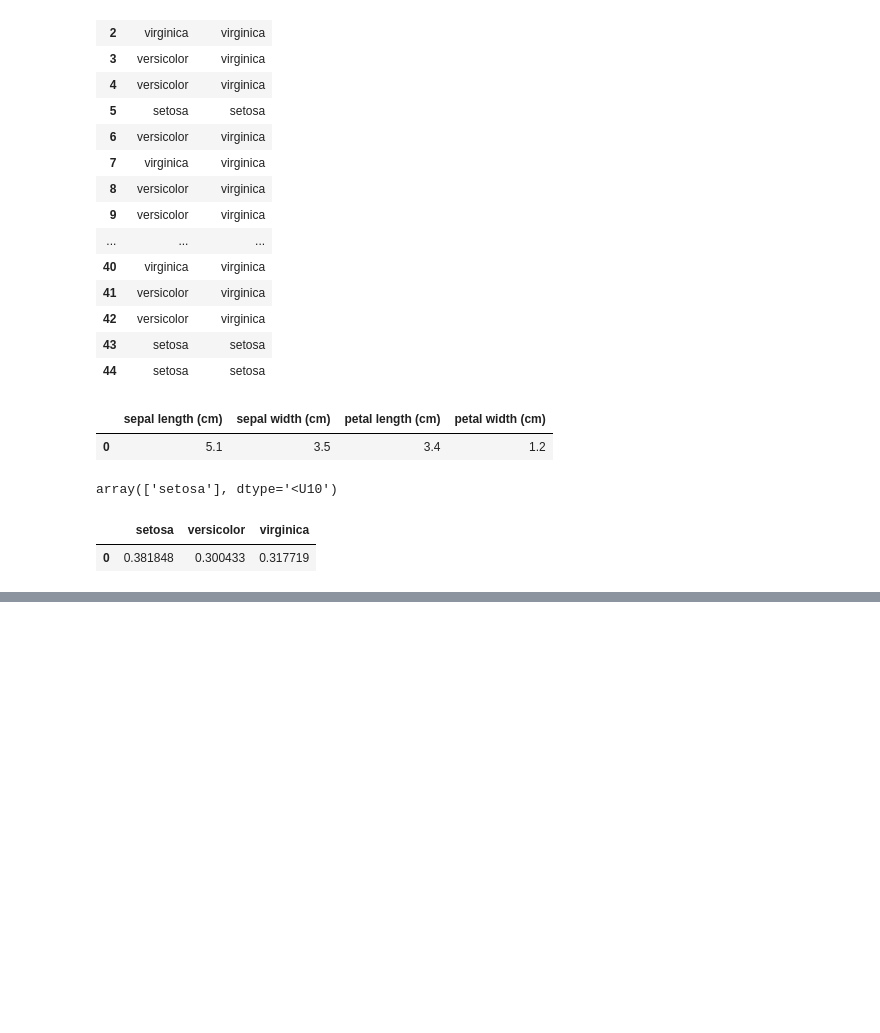
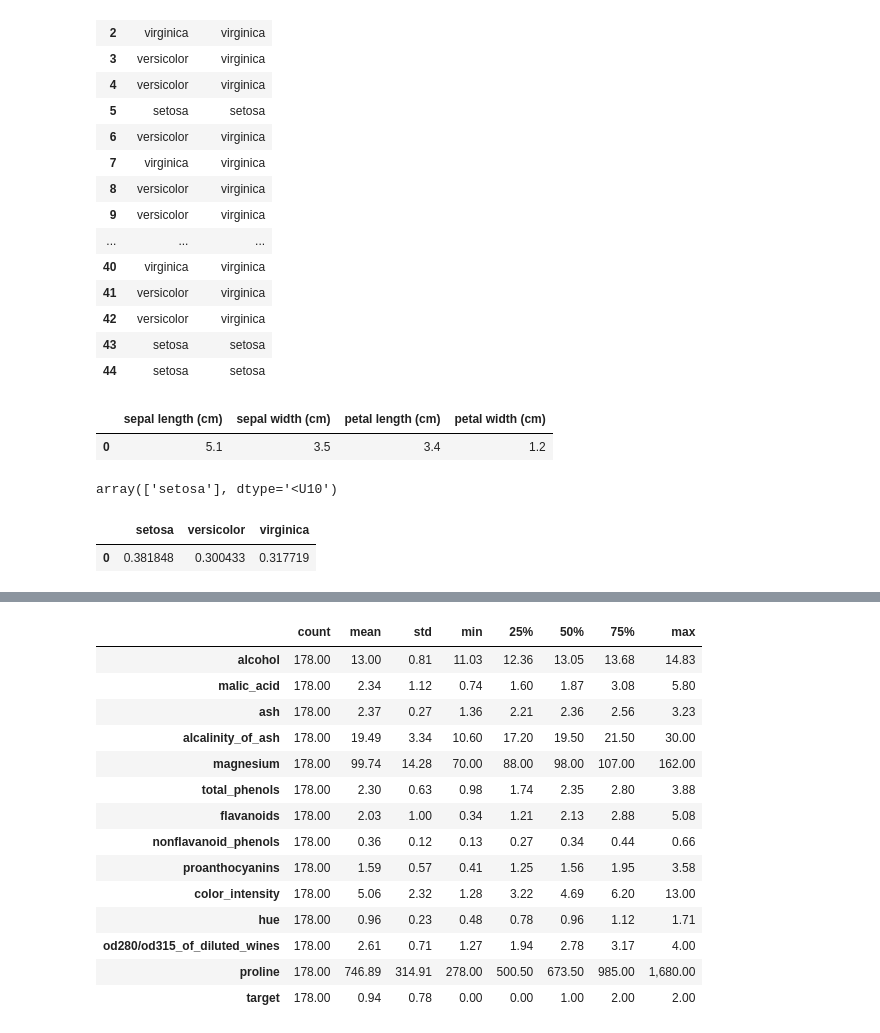
Before and after one commit to python-developer-algebra-klujic/pyds-ponavljanje, a Jupyter notebook: 9_scikit_learn.ipynb, the cells around one changed output, grey strips where cells are left out. Cells and saved outputs as stored; diff of their text form; code cells hidden in the pictures; blank space fills up the shorter version.

```diff
--- a/9_scikit_learn.ipynb
+++ b/9_scikit_learn.ipynb
@@ -279,0 +300,12 @@ vjerojatnosti_df
+# %%
+import pandas as pd
+import numpy as np
+import matplotlib.pyplot as plt
+
+from sklearn.datasets import load_wine
+from sklearn.model_selection import train_test_split
+from sklearn.neighbors import KNeighborsClassifier
+from sklearn.tree import DecisionTreeClassifier
+from sklearn.metrics import accuracy_score, confusion_matrix, ConfusionMatrixDisplay, classification_report
+
+pd.set_option('display.float_format', '{:,.2f}'.format)
@@ -279,0 +423,18 @@ vjerojatnosti_df
+# %%
+df.describe().T
+# %% [output]
+|  | count | mean | std | min | 25% | 50% | 75% | max |
+| alcohol | 178.00 | 13.00 | 0.81 | 11.03 | 12.36 | 13.05 | 13.68 | 14.83 |
+| malic_acid | 178.00 | 2.34 | 1.12 | 0.74 | 1.60 | 1.87 | 3.08 | 5.80 |
+| ash | 178.00 | 2.37 | 0.27 | 1.36 | 2.21 | 2.36 | 2.56 | 3.23 |
+| alcalinity_of_ash | 178.00 | 19.49 | 3.34 | 10.60 | 17.20 | 19.50 | 21.50 | 30.00 |
+| magnesium | 178.00 | 99.74 | 14.28 | 70.00 | 88.00 | 98.00 | 107.00 | 162.00 |
+| total_phenols | 178.00 | 2.30 | 0.63 | 0.98 | 1.74 | 2.35 | 2.80 | 3.88 |
+| flavanoids | 178.00 | 2.03 | 1.00 | 0.34 | 1.21 | 2.13 | 2.88 | 5.08 |
+| nonflavanoid_phenols | 178.00 | 0.36 | 0.12 | 0.13 | 0.27 | 0.34 | 0.44 | 0.66 |
+| proanthocyanins | 178.00 | 1.59 | 0.57 | 0.41 | 1.25 | 1.56 | 1.95 | 3.58 |
+| color_intensity | 178.00 | 5.06 | 2.32 | 1.28 | 3.22 | 4.69 | 6.20 | 13.00 |
+| hue | 178.00 | 0.96 | 0.23 | 0.48 | 0.78 | 0.96 | 1.12 | 1.71 |
+| od280/od315_of_diluted_wines | 178.00 | 2.61 | 0.71 | 1.27 | 1.94 | 2.78 | 3.17 | 4.00 |
+| proline | 178.00 | 746.89 | 314.91 | 278.00 | 500.50 | 673.50 | 985.00 | 1,680.00 |
+| target | 178.00 | 0.94 | 0.78 | 0.00 | 0.00 | 1.00 | 2.00 | 2.00 |
```
Also changed, not shown: parts of 15 cells of this notebook.
